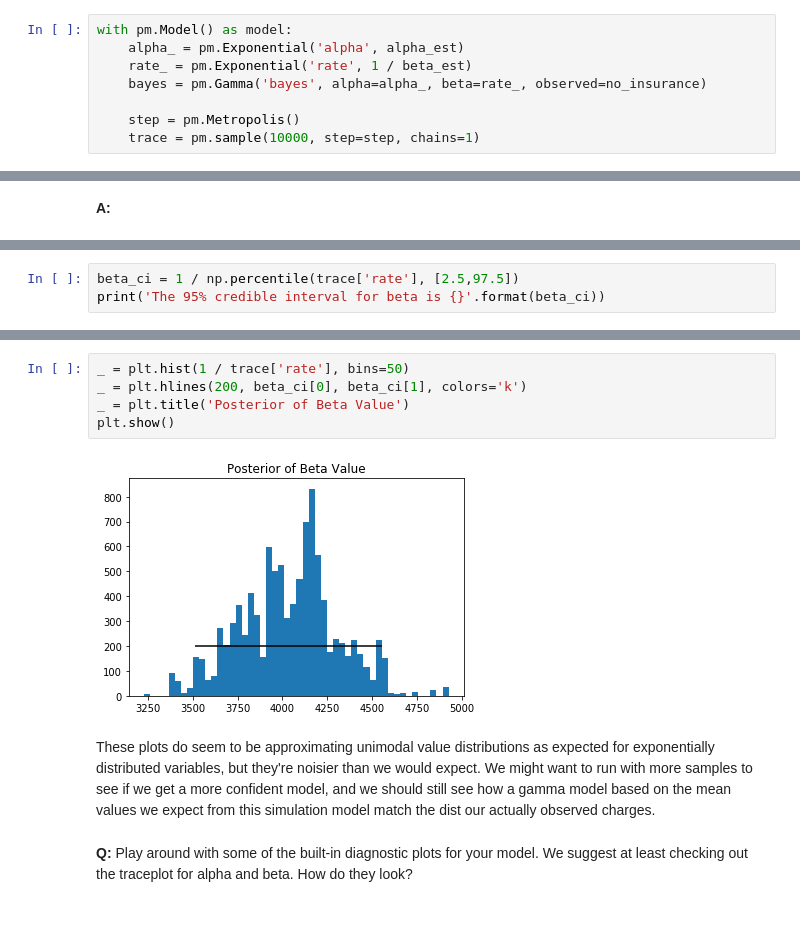
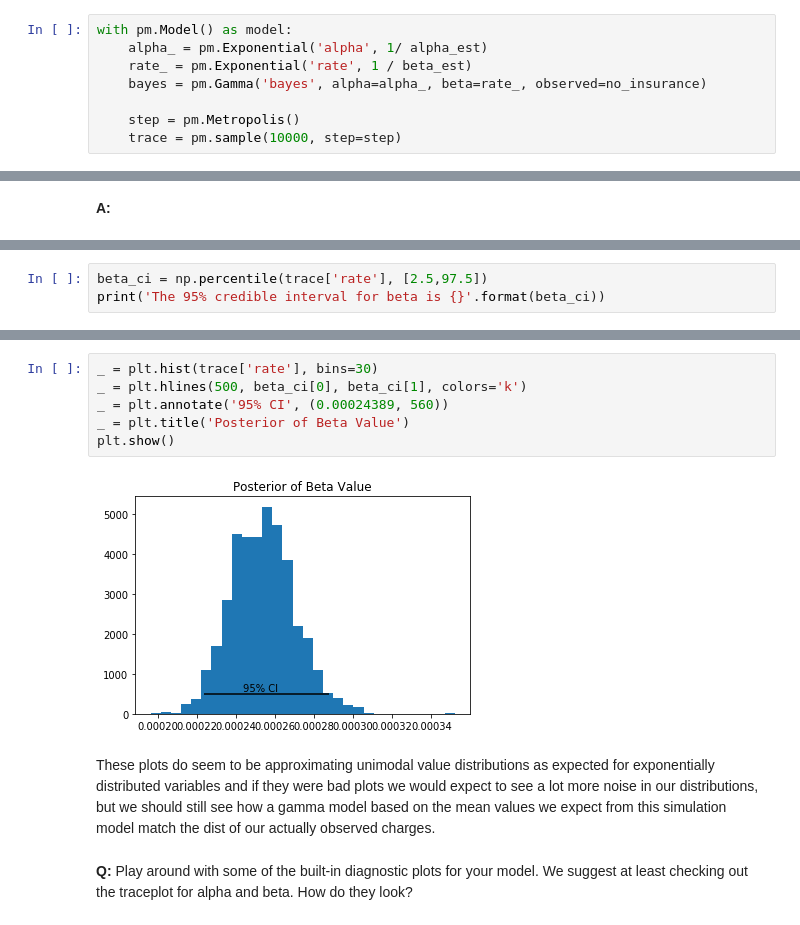
Before and after one commit to jon-e-pizza/Springboard, a Jupyter notebook: assignments/8_3_inferential_statistics.ipynb, the cells around one changed output, grey strips where cells are left out. Drawn from its saved outputs; the diff is of its cells as text.

```diff
--- a/assignments/8_3_inferential_statistics.ipynb
+++ b/assignments/8_3_inferential_statistics.ipynb
@@ -101,10 +101,10 @@ Hint: you may find it helpful to work backwards. Start with your `pm.Gamma`, and
 __A:__
 # %%
 with pm.Model() as model:
-    alpha_ = pm.Exponential('alpha', alpha_est)
+    alpha_ = pm.Exponential('alpha', 1/ alpha_est)
     rate_ = pm.Exponential('rate', 1 / beta_est)
     bayes = pm.Gamma('bayes', alpha=alpha_, beta=rate_, observed=no_insurance)
 
     step = pm.Metropolis()
-    trace = pm.sample(10000, step=step, chains=1)
+    trace = pm.sample(10000, step=step)
 # %% [output]
@@ -131,4 +131,4 @@ The 95% credible interval for alpha is [1.94923563 2.4844128 ]
 # %%
-beta_ci = 1 / np.percentile(trace['rate'], [2.5,97.5])
+beta_ci = np.percentile(trace['rate'], [2.5,97.5])
 print('The 95% credible interval for beta is {}'.format(beta_ci))
 # %% [output]
@@ -153,12 +154,13 @@ pd.Series(1 / trace['rate']).plot.kde()
 # %%
-_ = plt.hist(1 / trace['rate'], bins=50)
-_ = plt.hlines(200, beta_ci[0], beta_ci[1], colors='k')
+_ = plt.hist(trace['rate'], bins=30)
+_ = plt.hlines(500, beta_ci[0], beta_ci[1], colors='k')
+_ = plt.annotate('95% CI', (0.00024389, 560))
 _ = plt.title('Posterior of Beta Value')
 plt.show()
 # %% [output]
-[figure, old version]
+[figure, new version]
 # %% [markdown]
-These plots do seem to be approximating unimodal value distributions as expected for exponentially distributed variables, but they're noisier than we would expect. We might want to run with more samples to see if we get a more confident model, and we should still see how a gamma model based on the mean values we expect from this simulation model match the dist our actually observed charges.
+These plots do seem to be approximating unimodal value distributions as expected for exponentially distributed variables and if they were bad plots we would expect to see a lot more noise in our distributions, but we should still see how a gamma model based on the mean values we expect from this simulation model match the dist of our actually observed charges.
 # %% [markdown]
 __Q:__ Play around with some of the built-in diagnostic plots for your model. We suggest at least checking out the traceplot for alpha and beta. How do they look?
 # %% [markdown]
```
Also changed, not shown: parts of 13 cells of this notebook.
